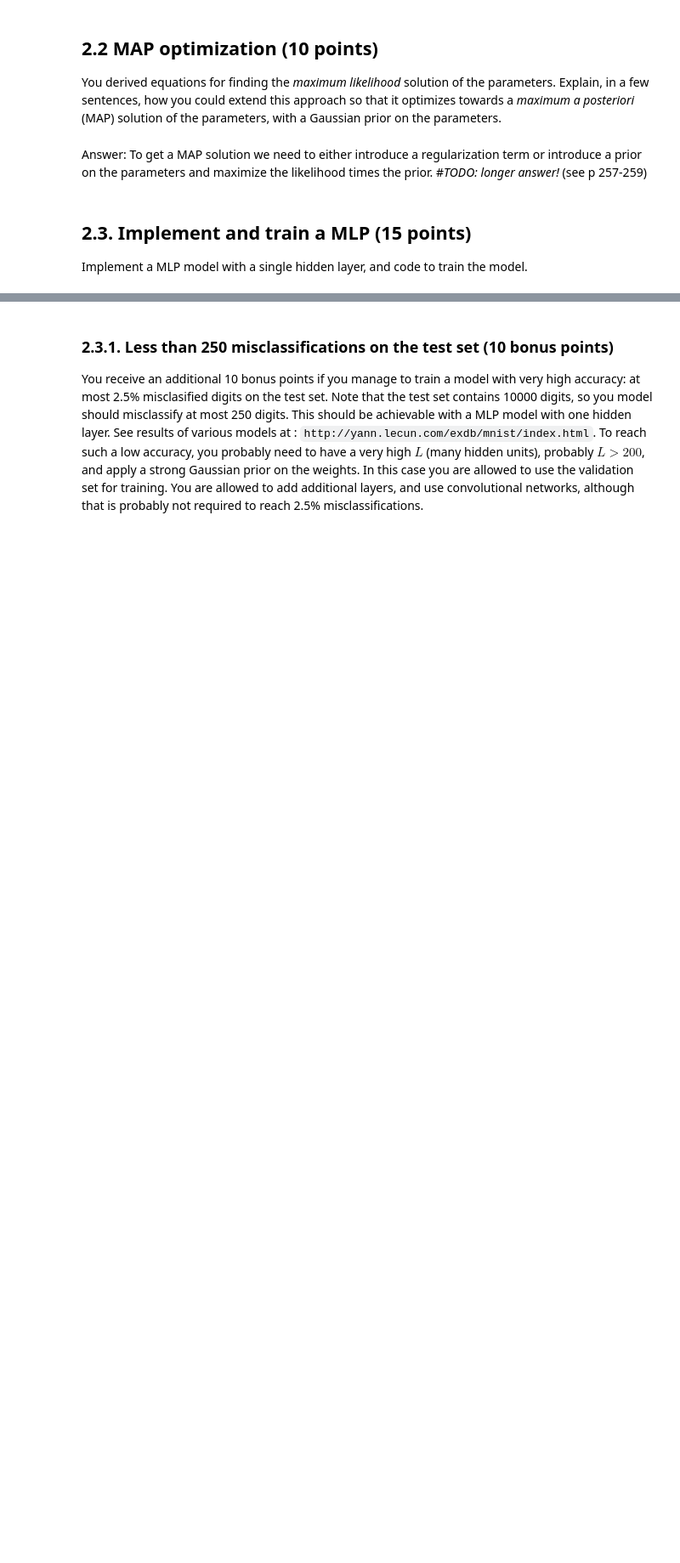
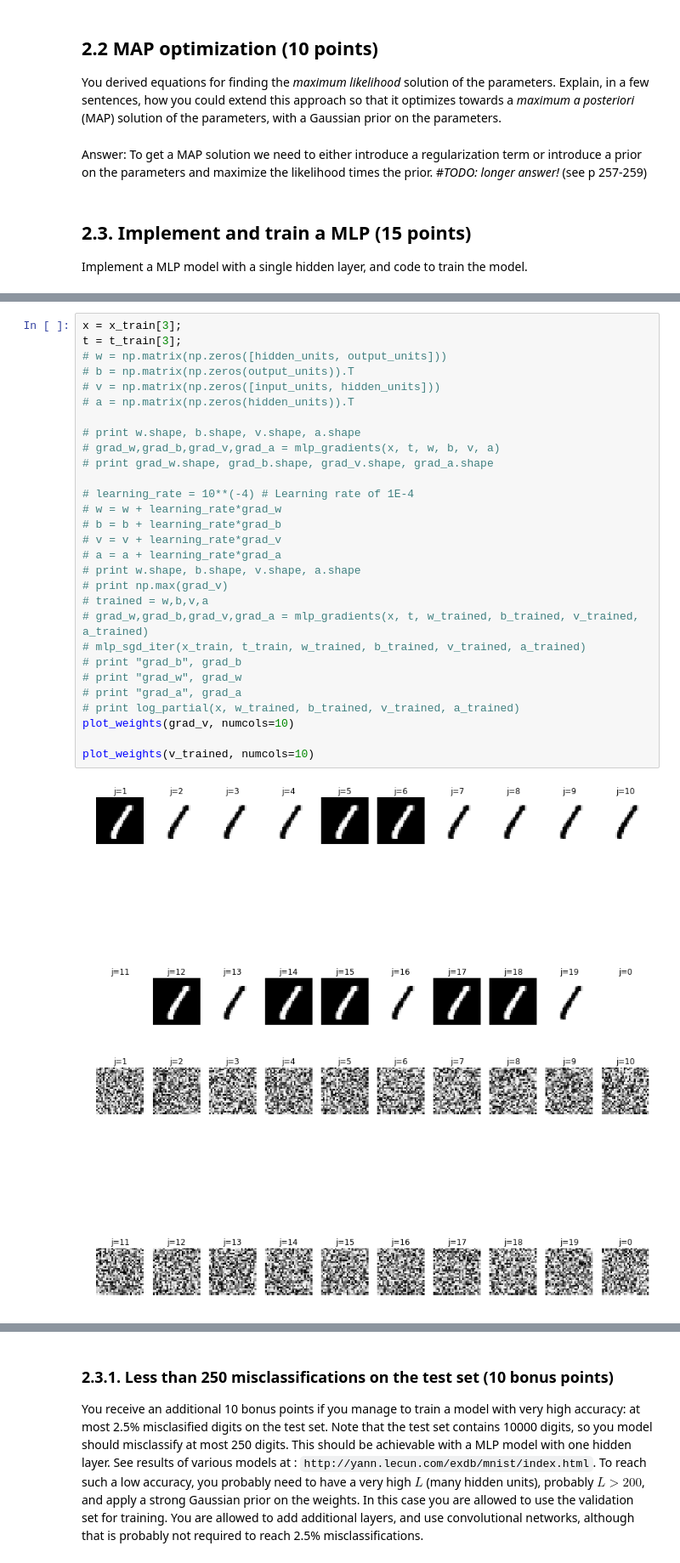
Before and after one commit to basveeling/ml1labs, a Jupyter notebook: Lab2.ipynb, the cells around one changed output, grey strips where cells are left out. Shown: that part at 85% size. Saved outputs shown, nothing was run; the diff lists cells and outputs as text; blank space fills up the shorter version.

```diff
--- a/Lab2.ipynb
+++ b/Lab2.ipynb
@@ -582 +582,33 @@ def train(x_train,t_train, x_valid, t_valid,iters):
+# %%
+x = x_train[3];
+t = t_train[3];
+# w = np.matrix(np.zeros([hidden_units, output_units]))
+# b = np.matrix(np.zeros(output_units)).T
+# v = np.matrix(np.zeros([input_units, hidden_units]))
+# a = np.matrix(np.zeros(hidden_units)).T
+
+# print w.shape, b.shape, v.shape, a.shape
+# grad_w,grad_b,grad_v,grad_a = mlp_gradients(x, t, w, b, v, a)
+# print grad_w.shape, grad_b.shape, grad_v.shape, grad_a.shape
+
+# learning_rate = 10**(-4) # Learning rate of 1E-4
+# w = w + learning_rate*grad_w
+# b = b + learning_rate*grad_b
+# v = v + learning_rate*grad_v
+# a = a + learning_rate*grad_a
+# print w.shape, b.shape, v.shape, a.shape
+# print np.max(grad_v)
+# trained = w,b,v,a
+# grad_w,grad_b,grad_v,grad_a = mlp_gradients(x, t, w_trained, b_trained, v_trained, a_trained)
+# mlp_sgd_iter(x_train, t_train, w_trained, b_trained, v_trained, a_trained)
+# print "grad_b", grad_b
+# print "grad_w", grad_w
+# print "grad_a", grad_a
+# print log_partial(x, w_trained, b_trained, v_trained, a_trained)
+plot_weights(grad_v, numcols=10)
+
+plot_weights(v_trained, numcols=10)
+# %% [output]
+[figure, added]
+[figure, added]
 # %%
```
Also changed, not shown: parts of 9 cells of this notebook.
